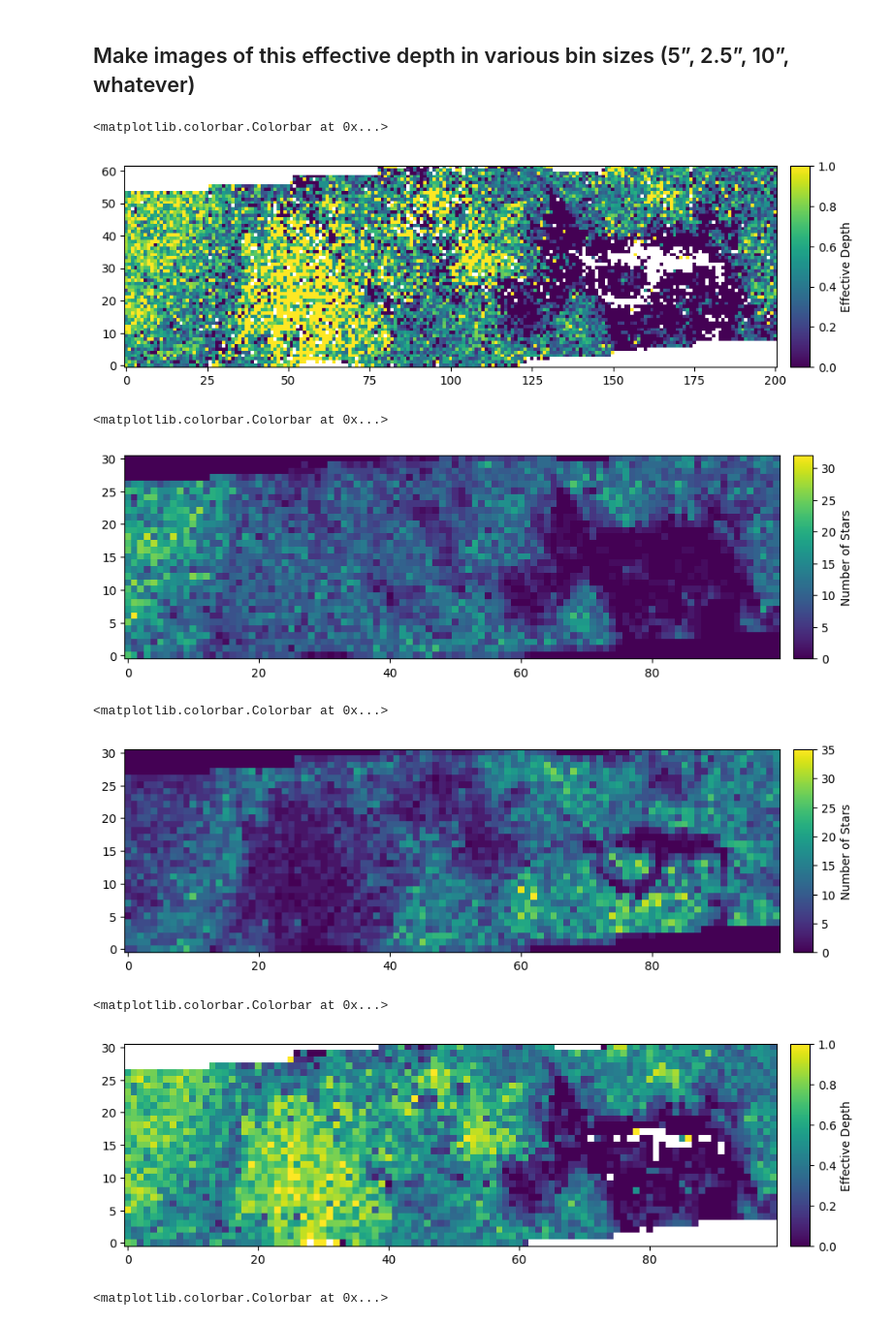
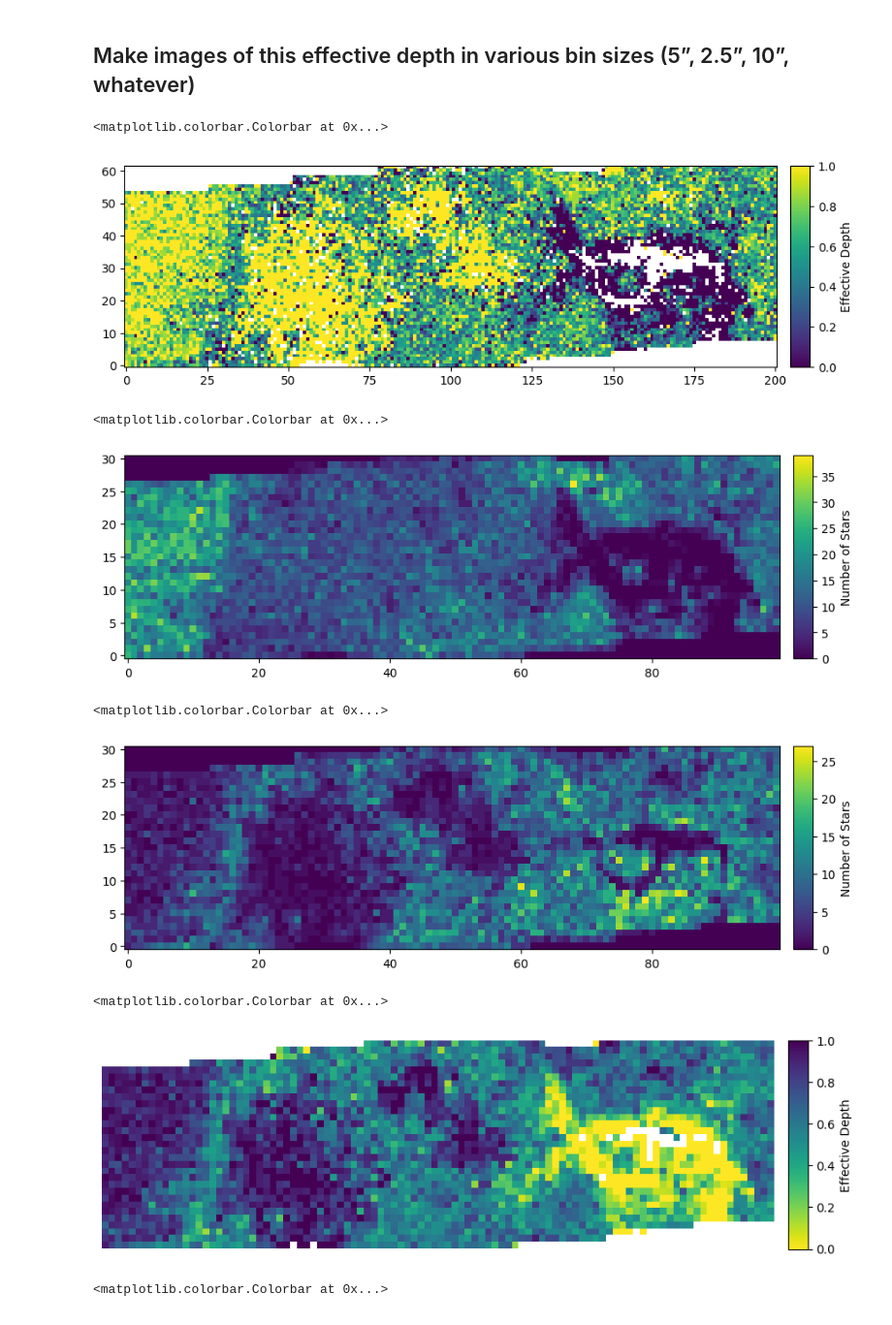
Before and after one commit to SpacialTree/dustridge-cd, a Jupyter notebook: notebooks/effective_depth.ipynb, the cells around one changed output. Shown: that part at 97% size. Cells and saved outputs as stored; diff of their text form; code cells hidden in the pictures.

```diff
--- a/notebooks/effective_depth.ipynb
+++ b/notebooks/effective_depth.ipynb
@@ -111,5 +119,5 @@ cat_use.catalog['Av'] = cat_use.get_Av('f182m', 'f212n')
 # %%
-red_lim = 22 # 20 # 22 # 25
+red_lim = 25 # 20 # 22 # 25
 
 cat_red = JWSTCatalog(cat_use.catalog[cat_use.catalog['Av'] > red_lim])
 #JWSTCatalog(cat_use.catalog[cat_use.catalog['Av'] > 25])
@@ -198,7 +206,7 @@ cbar = ax.inset_axes([1.02, 0., 0.03, 1])
 plt.colorbar(im, label='Effective Depth', cax=cbar)
 # %% [output]
 <matplotlib.colorbar.Colorbar at 0x...>
-[figure, old version]
+[figure, new version]
 # %%
 # for bin size 5 arcsec
 dx = 5*u.arcsec
@@ -214,7 +222,7 @@ cbar = ax.inset_axes([1.02, 0., 0.03, 1])
 plt.colorbar(im, label='Number of Stars', cax=cbar)
 # %% [output]
 <matplotlib.colorbar.Colorbar at 0x...>
-[figure, old version]
+[figure, new version]
 # %%
 fig = plt.figure(figsize=(10,5))
 ax = fig.add_subplot(111)
@@ -223,18 +231,21 @@ cbar = ax.inset_axes([1.02, 0., 0.03, 1])
 plt.colorbar(im, label='Number of Stars', cax=cbar)
 # %% [output]
 <matplotlib.colorbar.Colorbar at 0x...>
-[figure, old version]
+[figure, new version]
 # %%
 fig = plt.figure(figsize=(10,5))
 #ax = fig.add_subplot(111, projection=new_wcs)
 #im = ax.imshow(np.flip(h_depth5, axis=1).swapaxes(0,1), origin='lower', vmin=0, vmax=1)
 ax = fig.add_subplot(111)
-im = ax.imshow(h_depth5, origin='lower', vmin=0, vmax=1)
+im = ax.imshow(h_depth5, origin='lower', vmin=0, vmax=1, cmap='viridis_r')
+ax.set_axis_off()
 cbar = ax.inset_axes([1.02, 0., 0.03, 1])
 plt.colorbar(im, label='Effective Depth', cax=cbar)
+#plt.savefig('/orange/adamginsburg/jwst/cloudc/figures/effective_depth_5arcsec.png', dpi=300)
+#plt.savefig('/orange/adamginsburg/jwst/cloudc/figures/effective_depth_5arcsec.pdf', bbox_inches='tight')
 # %% [output]
 <matplotlib.colorbar.Colorbar at 0x...>
-[figure, old version]
+[figure, new version]
 # %%
 data_h_depth5 = fits.PrimaryHDU(np.flip(h_depth5, axis=1).swapaxes(0,1), header=new_wcs.to_header())
 data_h_depth5.writeto('/orange/adamginsburg/jwst/cloudc/images/effective_depth_5arcsec.fits', overwrite=True)
```
Also changed, not shown: parts of 6 cells of this notebook.
